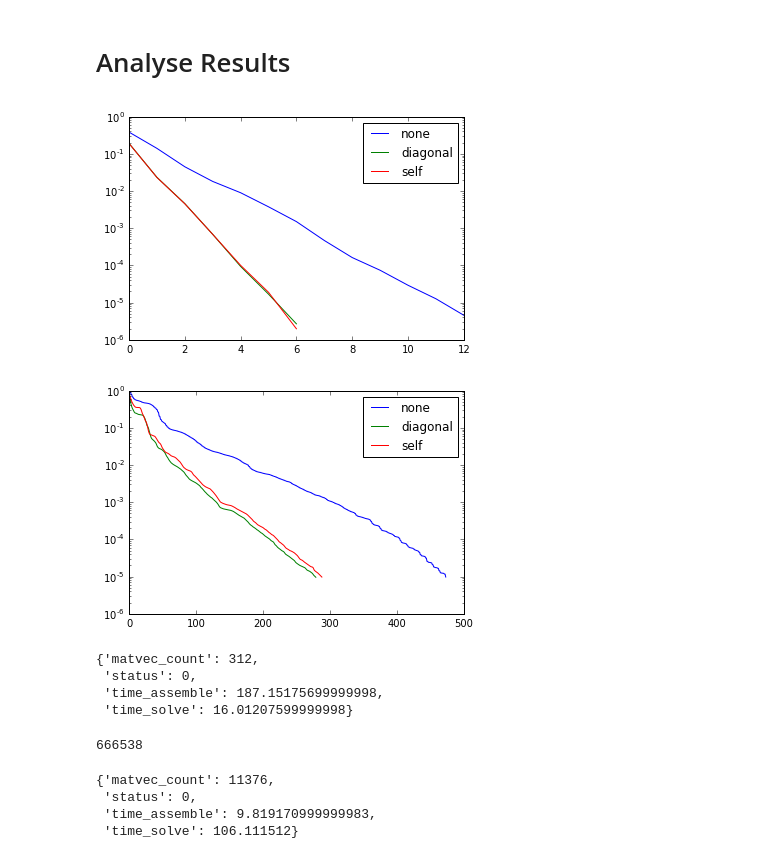
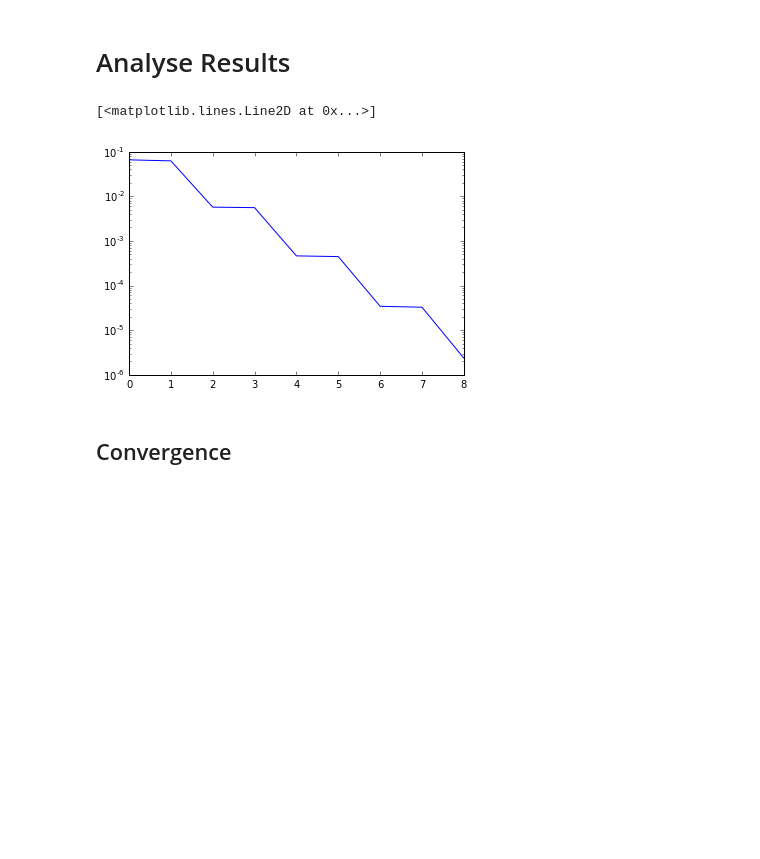
Before and after one commit to sheeshee/MSc-Project-Code, a Jupyter notebook: Notebooks/04_bempp_cavity_simple.ipynb, the cells around one changed output. Drawn from its saved outputs; the diff is of its cells as text; code cells hidden in the pictures; blank space fills up the shorter version.

```diff
--- a/Notebooks/04_bempp_cavity_simple.ipynb
+++ b/Notebooks/04_bempp_cavity_simple.ipynb
@@ -56,33 +75,14 @@ sol_wf = {
 # %% [markdown]
 # Analyse Results
+# %%
+plt.semilogy(sol_sf.residuals)
+# %% [output]
+[<matplotlib.lines.Line2D at 0x...>]
+[figure, added]
+# %% [markdown]
+## Convergence
 # %%
-for method in methods:
-    plt.semilogy(sol_sf[method].residuals, label=method)
-plt.legend()
-plt.show();
-
-for method in methods:
-    plt.semilogy(sol_wf[method].residuals, label=method)
-plt.legend()
-plt.show();
+# for method in methods:
+#     plt.semilogy(sol_sf[method].residuals, label=method)
+# plt.legend()
+# plt.show();
-# %% [output]
-[figure, removed]
-[figure, removed]
-# %%
-sol_1.info
-# %% [output]
-{'matvec_count': 312,
- 'status': 0,
- 'time_assemble': 187.15175699999998,
- 'time_solve': 16.01207599999998}
-# %%
-sol_1.system.get_total_memory_size()
-# %% [output]
-666538
-# %%
-solb_1.info
-# %% [output]
-{'matvec_count': 11376,
- 'status': 0,
- 'time_assemble': 9.819170999999983,
- 'time_solve': 106.111512}
```
Also changed, not shown: parts of 29 cells of this notebook, 2 other files.
